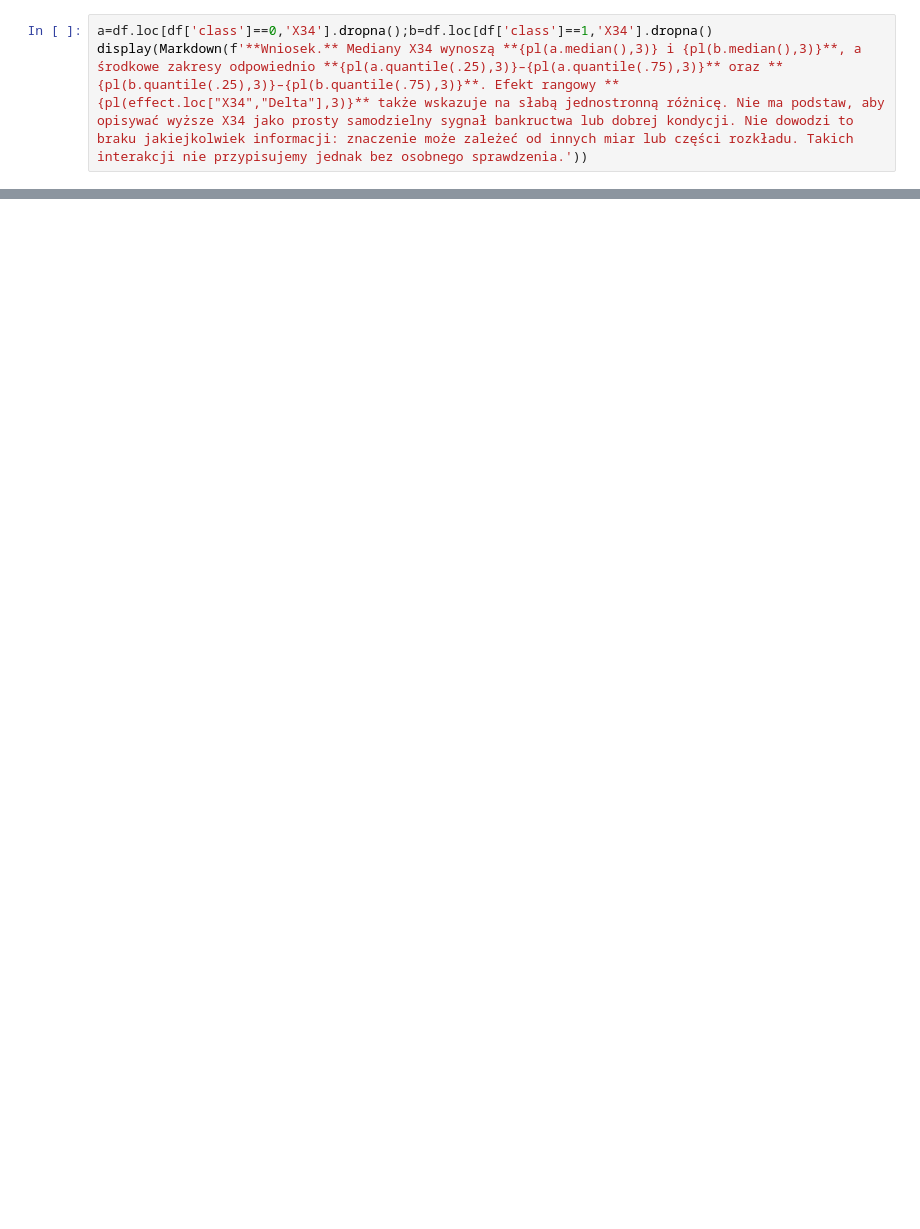
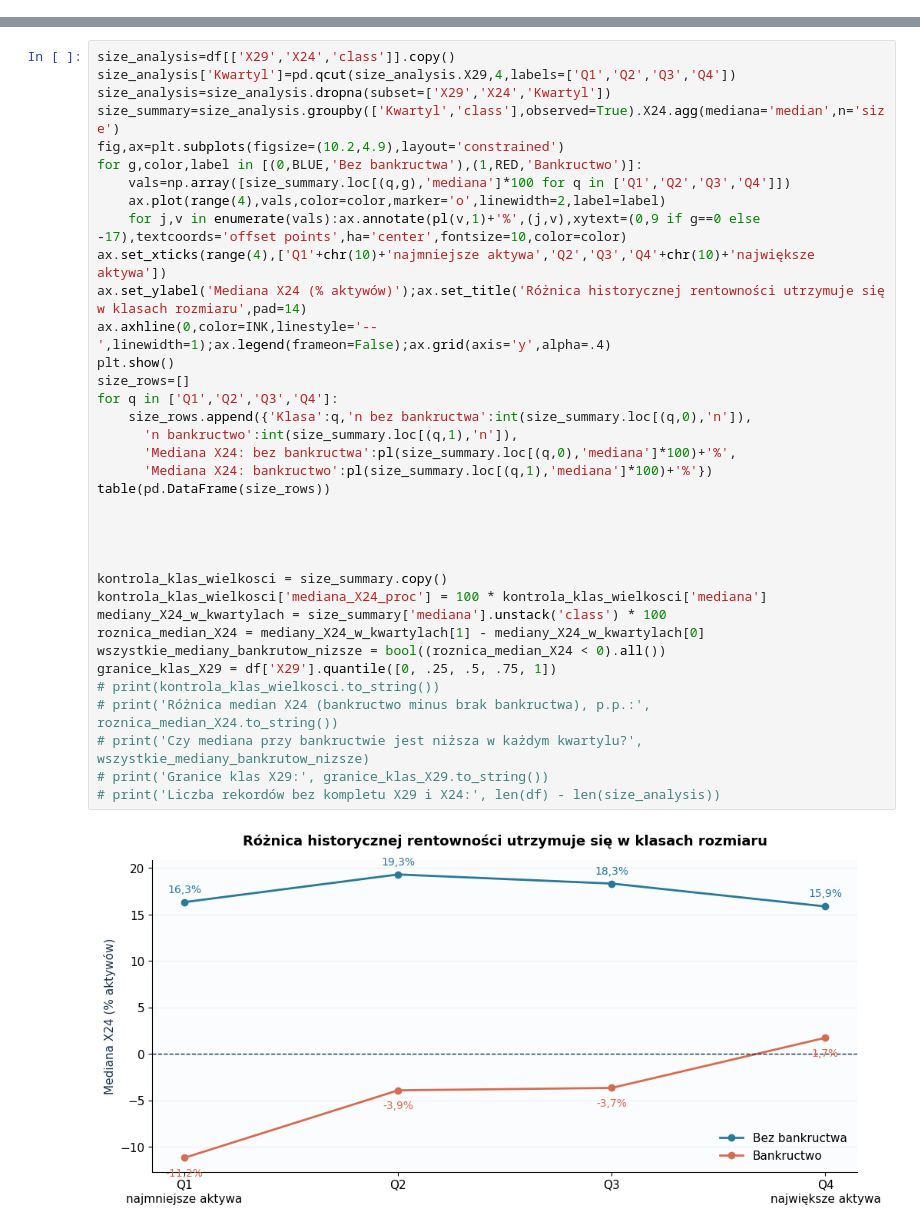
Before and after one commit to marczyz/Projekt_inzynierski-main, a Jupyter notebook: Bankructwo Polskie firmy/analiza_matematyczna/analiza_finansowa_13_wskaznikow.ipynb, the cells around one changed output, grey strips where cells are left out. Drawn from its saved outputs; the diff is of its cells as text; blank space fills up the shorter version.

```diff
--- a/Bankructwo Polskie firmy/analiza_matematyczna/analiza_finansowa_13_wskaznikow.ipynb
+++ b/Bankructwo Polskie firmy/analiza_matematyczna/analiza_finansowa_13_wskaznikow.ipynb
@@ -201,3 +0,0 @@ X34 odnosi koszty operacyjne do zobowiązań. Nie mierzy bezpośrednio marży an
-# %%
-a=df.loc[df['class']==0,'X34'].dropna();b=df.loc[df['class']==1,'X34'].dropna()
-display(Markdown(f'**Wniosek.** Mediany X34 wynoszą **{pl(a.median(),3)} i {pl(b.median(),3)}**, a środkowe zakresy odpowiednio **{pl(a.quantile(.25),3)}–{pl(a.quantile(.75),3)}** oraz **{pl(b.quantile(.25),3)}–{pl(b.quantile(.75),3)}**. Efekt rangowy **{pl(effect.loc["X34","Delta"],3)}** także wskazuje na słabą jednostronną różnicę. Nie ma podstaw, aby opisywać wyższe X34 jako prosty samodzielny sygnał bankructwa lub dobrej kondycji. Nie dowodzi to braku jakiejkolwiek informacji: znaczenie może zależeć od innych miar lub części rozkładu. Takich interakcji nie przypisujemy jednak bez osobnego sprawdzenia.'))
@@ -282,0 +359,38 @@ Kontrola: dane niezmienione. Analiza obejmuje 13 wskaźników i 5846 rekordów.
+# %%
+size_analysis=df[['X29','X24','class']].copy()
+size_analysis['Kwartyl']=pd.qcut(size_analysis.X29,4,labels=['Q1','Q2','Q3','Q4'])
+size_analysis=size_analysis.dropna(subset=['X29','X24','Kwartyl'])
+size_summary=size_analysis.groupby(['Kwartyl','class'],observed=True).X24.agg(mediana='median',n='size')
+fig,ax=plt.subplots(figsize=(10.2,4.9),layout='constrained')
+for g,color,label in [(0,BLUE,'Bez bankructwa'),(1,RED,'Bankructwo')]:
+    vals=np.array([size_summary.loc[(q,g),'mediana']*100 for q in ['Q1','Q2','Q3','Q4']])
+    ax.plot(range(4),vals,color=color,marker='o',linewidth=2,label=label)
+    for j,v in enumerate(vals):ax.annotate(pl(v,1)+'%',(j,v),xytext=(0,9 if g==0 else -17),textcoords='offset points',ha='center',fontsize=10,color=color)
+ax.set_xticks(range(4),['Q1'+chr(10)+'najmniejsze aktywa','Q2','Q3','Q4'+chr(10)+'największe aktywa'])
+ax.set_ylabel('Mediana X24 (% aktywów)');ax.set_title('Różnica historycznej rentowności utrzymuje się w klasach rozmiaru',pad=14)
+ax.axhline(0,color=INK,linestyle='--',linewidth=1);ax.legend(frameon=False);ax.grid(axis='y',alpha=.4)
+plt.show()
+size_rows=[]
+for q in ['Q1','Q2','Q3','Q4']:
+    size_rows.append({'Klasa':q,'n bez bankructwa':int(size_summary.loc[(q,0),'n']),
+      'n bankructwo':int(size_summary.loc[(q,1),'n']),
+      'Mediana X24: bez bankructwa':pl(size_summary.loc[(q,0),'mediana']*100)+'%',
+      'Mediana X24: bankructwo':pl(size_summary.loc[(q,1),'mediana']*100)+'%'})
+table(pd.DataFrame(size_rows))
+
+
+
+
+kontrola_klas_wielkosci = size_summary.copy()
+kontrola_klas_wielkosci['mediana_X24_proc'] = 100 * kontrola_klas_wielkosci['mediana']
+mediany_X24_w_kwartylach = size_summary['mediana'].unstack('class') * 100
+roznica_median_X24 = mediany_X24_w_kwartylach[1] - mediany_X24_w_kwartylach[0]
+wszystkie_mediany_bankrutow_nizsze = bool((roznica_median_X24 < 0).all())
+granice_klas_X29 = df['X29'].quantile([0, .25, .5, .75, 1])
+# print(kontrola_klas_wielkosci.to_string())
+# print('Różnica median X24 (bankructwo minus brak bankructwa), p.p.:', roznica_median_X24.to_string())
+# print('Czy mediana przy bankructwie jest niższa w każdym kwartylu?', wszystkie_mediany_bankrutow_nizsze)
+# print('Granice klas X29:', granice_klas_X29.to_string())
+# print('Liczba rekordów bez kompletu X29 i X24:', len(df) - len(size_analysis))
+# %% [output]
+[figure, added]
```
Also changed, not shown: parts of 66 cells of this notebook.
